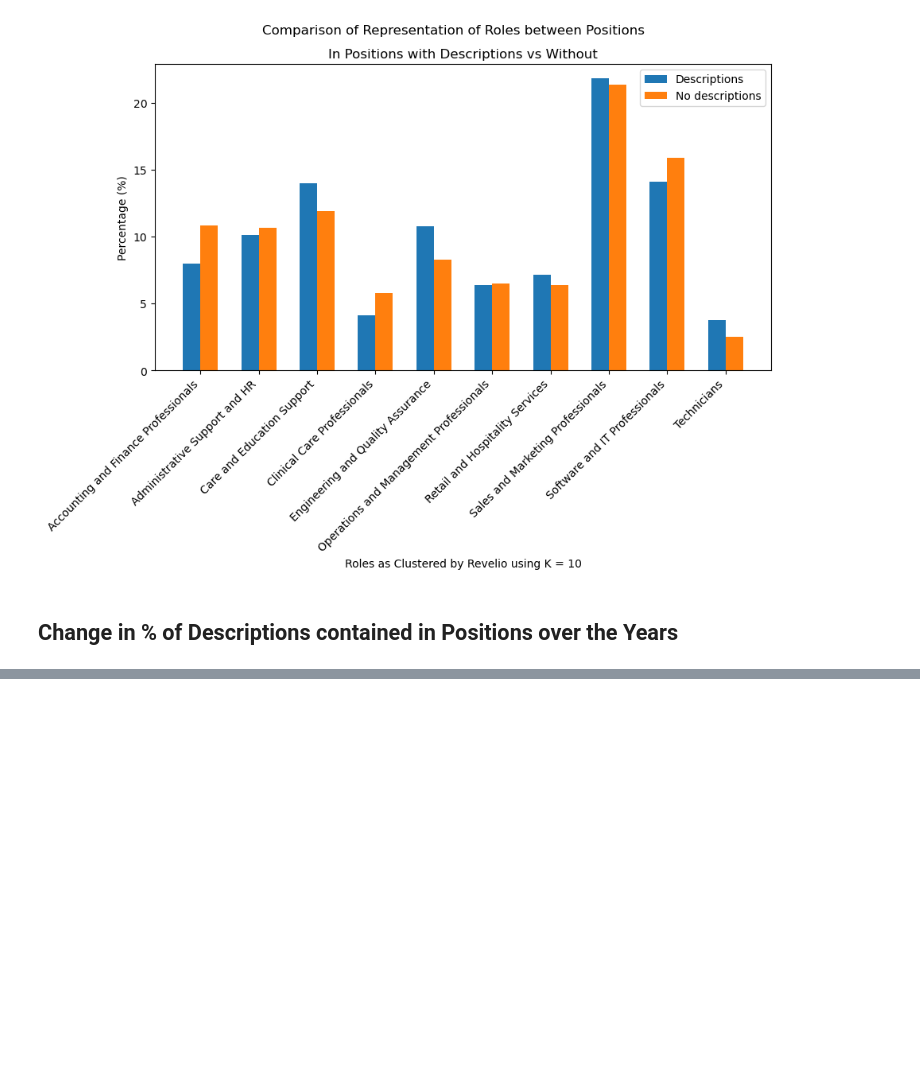
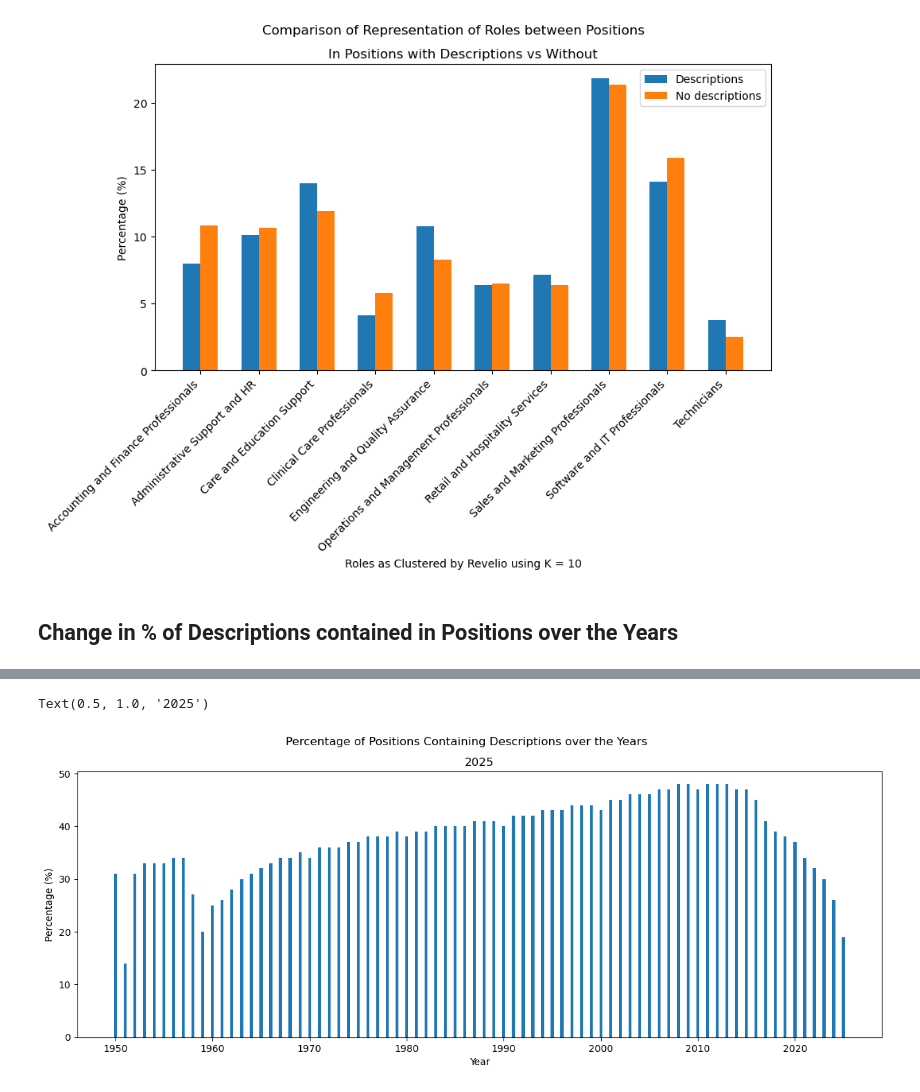
Before and after one commit to juliahansen3/Berkeley-Haas-Research, a Jupyter notebook: Python Plots/Comparison of Position Descriptions vs no Descriptions in revelio.ipynb, the cells around one changed output, grey strips where cells are left out. Saved outputs shown, nothing was run; the diff lists cells and outputs as text; code cells hidden in the pictures; blank space fills up the shorter version.

```diff
--- a/Python Plots/Comparison of Position Descriptions vs no Descriptions in revelio.ipynb
+++ b/Python Plots/Comparison of Position Descriptions vs no Descriptions in revelio.ipynb
@@ -45,8 +45,8 @@ no_descriptions_df
 # %% [markdown]
 ## Years and Description Percentages
 # %%
-# Load in the data
-description_perc = pd.read_csv("Years and Descriptions.csv")
+# Load in the 2025 data
+description_perc = pd.read_csv("Years and Descriptions_2025_data.csv")
 description_perc_df = pd.DataFrame(description_perc)
 description_perc_df = description_perc_df.iloc[:-1]
 description_perc_df = description_perc_df.astype({'years' : int})
@@ -124,0 +174,19 @@ Text(0.5, 1.0, 'Percentage of Positions Containing Descriptions over the Years')
+# %%
+# 2025
+
+# Figure size
+plt.figure(figsize=(15,5))
+
+# Width of a bar
+width = 0.3
+
+# Plotting
+plt.bar(description_perc_df.years, description_perc_df.description_percentage , width)
+
+plt.xlabel('Year')
+plt.ylabel('Percentage (%)')
+plt.suptitle('Percentage of Positions Containing Descriptions over the Years')
+plt.title('2025')
+# %% [output]
+Text(0.5, 1.0, '2025')
+[figure, added]
```
Also changed, not shown: parts of 8 cells of this notebook.
